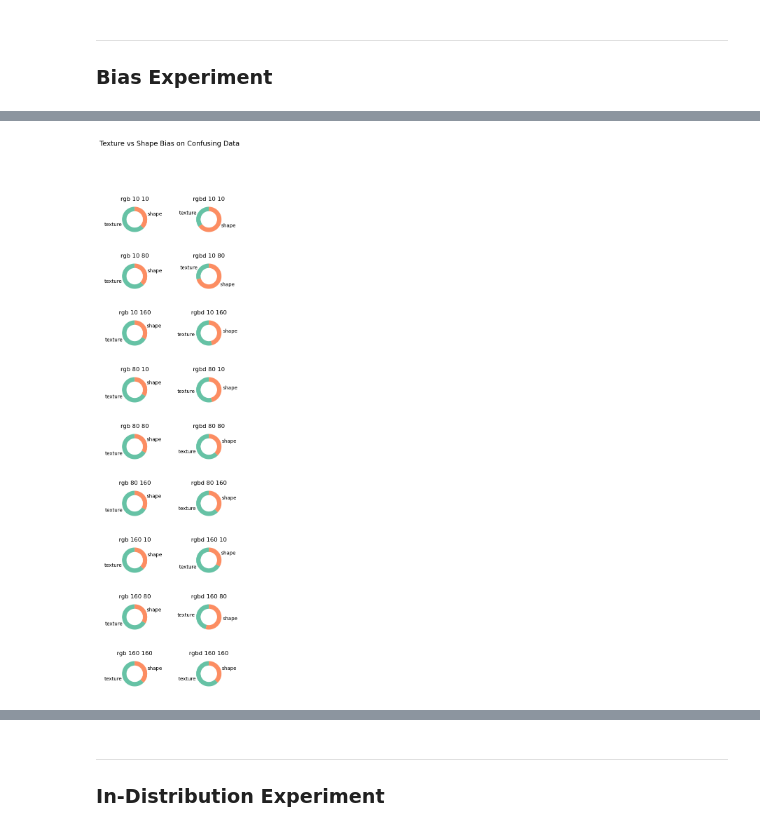
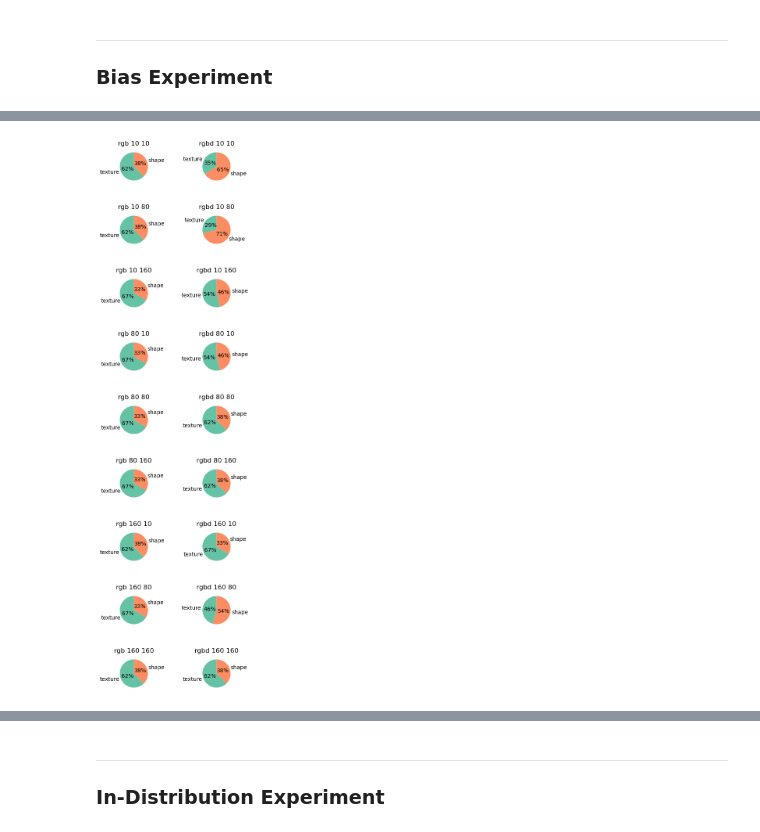
Before and after one commit to xXAI-botXx/torch-mask-rcnn-instance-segmentation, a Jupyter notebook: results.ipynb, the cells around one changed output, grey strips where cells are left out. Cells and saved outputs as stored; diff of their text form; code cells hidden in the pictures.

```diff
--- a/results.ipynb
+++ b/results.ipynb
@@ -213,35 +213,35 @@ for idx, (model_name, data) in enumerate(total.items()):
     values = list(data.values())
     labels = list(data.keys())
 
     # col = idx%2
     # row = idx//2
     if row >= rows-1:
         row = 0
         col += 1
     else:
         row += 1
 
     # bake donut
     ax[row][col].pie(
         values,
         labels=labels,
-        #autopct='%1.1f%%',
+        autopct='%1.0f%%',
         startangle=90,
         colors=colors,
-        wedgeprops={'width': 0.35},  # change from circle to donut
-        pctdistance=0.85
+        # wedgeprops={'width': 0.35},  # change from circle to donut
+        pctdistance=0.5
     )
 
     ax[row][col].set_title(model_name, fontsize=12)
 
     # make bar plot
     categories = list(bias_results[model_name].keys())  # "known-known", "known-unknown", ...
     texture_values = [bias_results[model_name][cat]["texture"] for cat in categories]
     shape_values = [bias_results[model_name][cat]["shape"] for cat in categories]
 
 # Distance between the charts
 plt.subplots_adjust(hspace=0.8)
-fig.suptitle("Texture vs Shape Bias on Confusing Data", fontsize=14)
+# fig.suptitle("Texture vs Shape Bias on Confusing Data", fontsize=14)
 plt.show()
 # %% [output]
-[figure, old version]
+[figure, new version]
```
Also changed, not shown: parts of 10 cells of this notebook.
